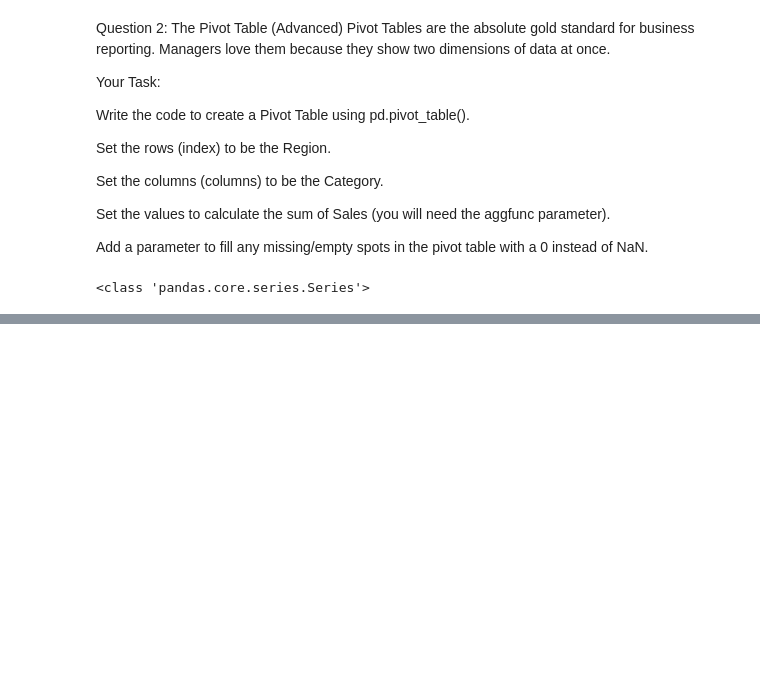
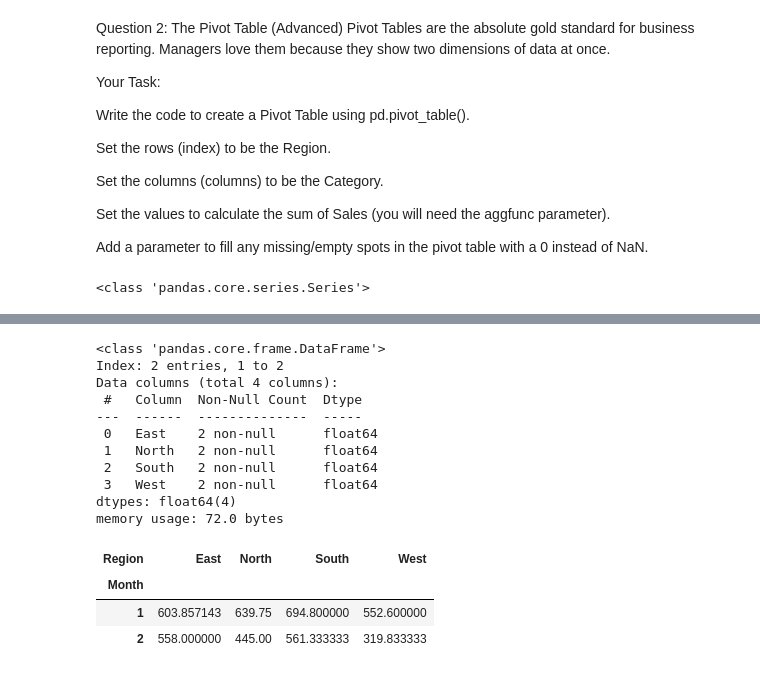
Before and after one commit to Youraj9/data-analytics, a Jupyter notebook: USING PYTHON/DATA-ANALYSIS.ipynb, the cells around one changed output, grey strips where cells are left out. Cells and saved outputs as stored; diff of their text form; code cells hidden in the pictures; blank space fills up the shorter version.

Commit message:
new things like merge and pivottable done

```diff
--- a/USING PYTHON/DATA-ANALYSIS.ipynb
+++ b/USING PYTHON/DATA-ANALYSIS.ipynb
@@ -405,0 +450,25 @@ copydata
+# %%
+copydata[copydata.isnull().any(axis=1)]
+# here we have corrected way to find the na values in the df
+copydata["Date"] =pd.to_datetime(copydata["Date"],format="%d-%m-%Y")
+copydata["Month"] = copydata["Date"].dt.month
+pivott = pd.pivot_table(copydata,index="Month",columns="Region",values="Sales",fill_value=0)
+# %%
+pivott.info()
+pivott
+# %% [output]
+<class 'pandas.core.frame.DataFrame'>
+Index: 2 entries, 1 to 2
+Data columns (total 4 columns):
+ #   Column  Non-Null Count  Dtype
+---  ------  --------------  -----
+ 0   East    2 non-null      float64
+ 1   North   2 non-null      float64
+ 2   South   2 non-null      float64
+ 3   West    2 non-null      float64
+dtypes: float64(4)
+memory usage: 72.0 bytes
+| Region | East | North | South | West |
+| Month |  |  |  |  |
+| 1 | 603.857143 | 639.75 | 694.800000 | 552.600000 |
+| 2 | 558.000000 | 445.00 | 561.333333 | 319.833333 |
```
Also changed, not shown: parts of 7 cells of this notebook.
